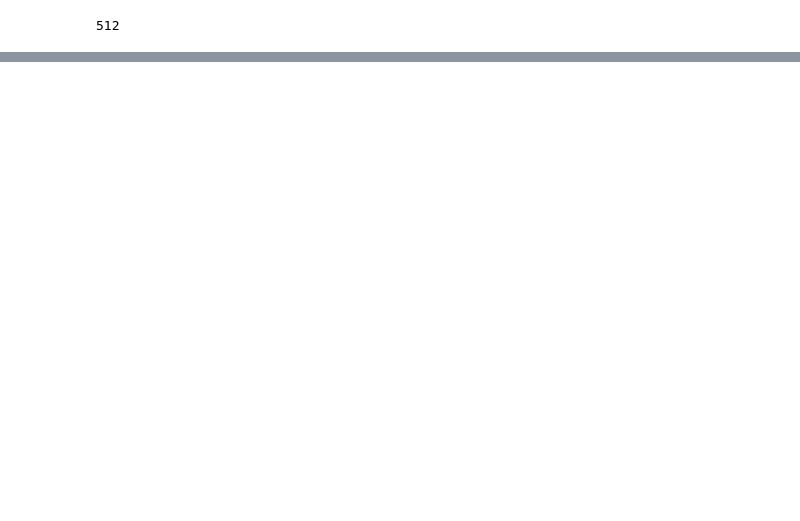
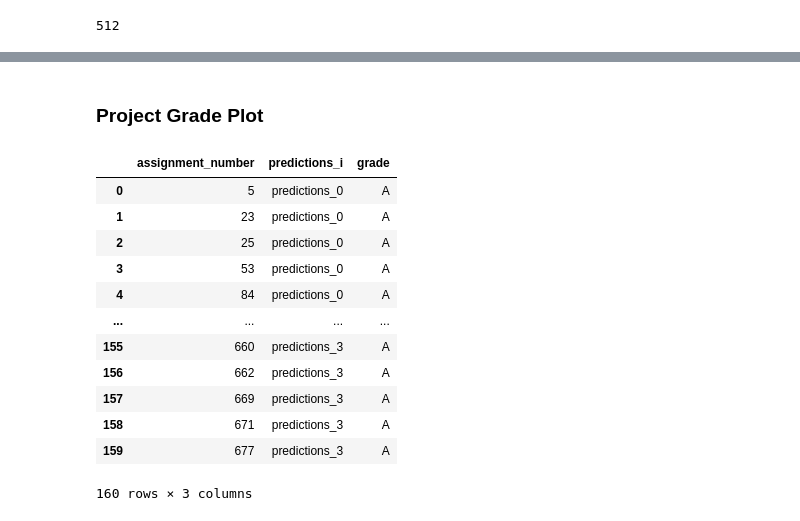
Before and after one commit to m-messer/Grading-Documentation-with-Machine-Learning, a Jupyter notebook: consistency/results.ipynb, the cells around one changed output, grey strips where cells are left out. Drawn from its saved outputs; the diff is of its cells as text; code cells hidden in the pictures; blank space fills up the shorter version.

```diff
--- a/consistency/results.ipynb
+++ b/consistency/results.ipynb
@@ -162,0 +175,20 @@ g.get_figure().savefig(f'plots/grade_counts_{SAMPLE_SIZE}.pdf', bbox_inches='tig
+# %% [markdown]
+### Project Grade Plot
+# %%
+project_plot_df = project_pred_df[['predictions_0', 'predictions_1', 'predictions_2', 'predictions_3']].copy().reset_index()
+project_plot_df = project_plot_df.melt(id_vars=['assignment_number'], var_name='predictions_i', value_name='grade')
+project_plot_df
+# %% [output]
+|  | assignment_number | predictions_i | grade |
+| 0 | 5 | predictions_0 | A |
+| 1 | 23 | predictions_0 | A |
+| 2 | 25 | predictions_0 | A |
+| 3 | 53 | predictions_0 | A |
+| 4 | 84 | predictions_0 | A |
+| ... | ... | ... | ... |
+| 155 | 660 | predictions_3 | A |
+| 156 | 662 | predictions_3 | A |
+| 157 | 669 | predictions_3 | A |
+| 158 | 671 | predictions_3 | A |
+| 159 | 677 | predictions_3 | A |
+160 rows × 3 columns
```
Also changed, not shown: parts of 19 cells of this notebook, 1 other file.
